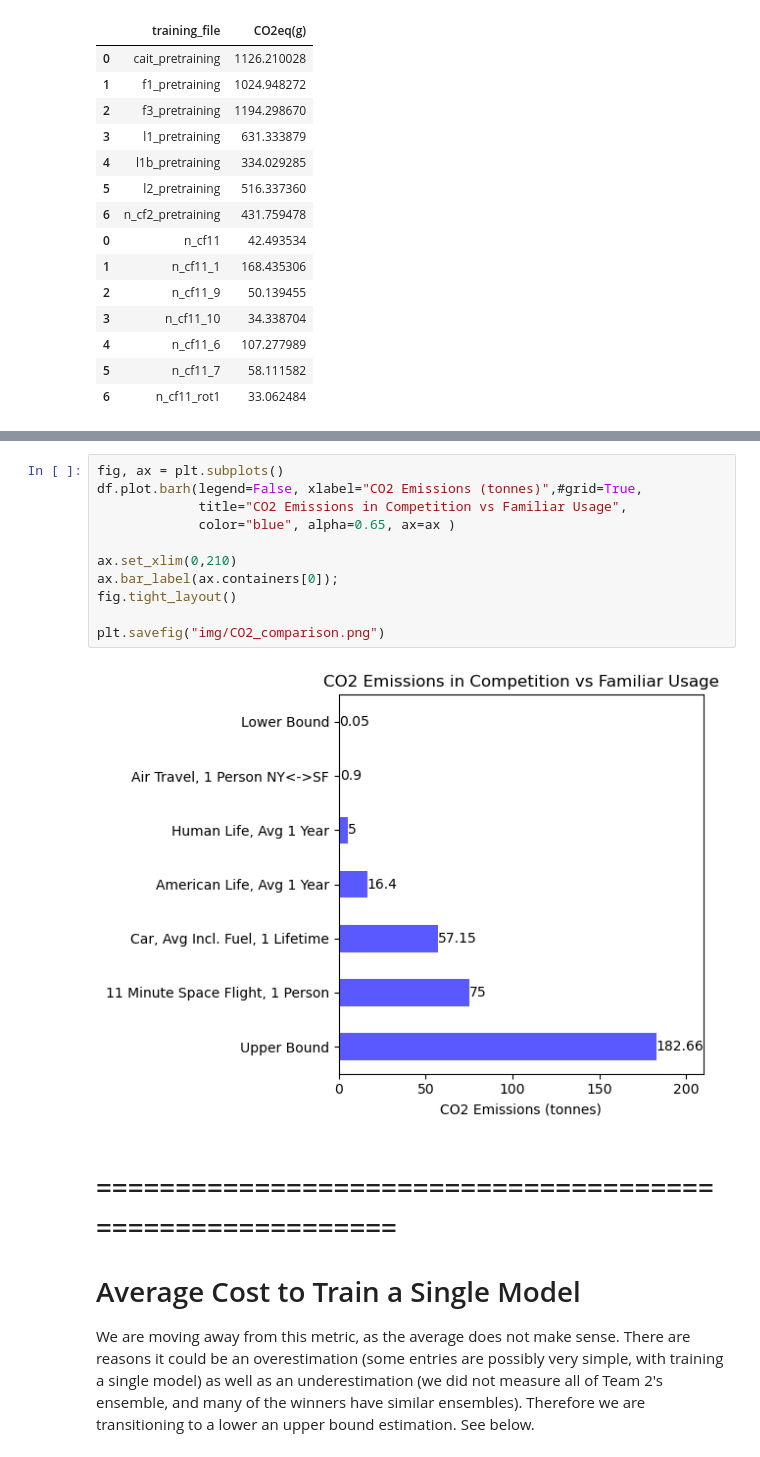
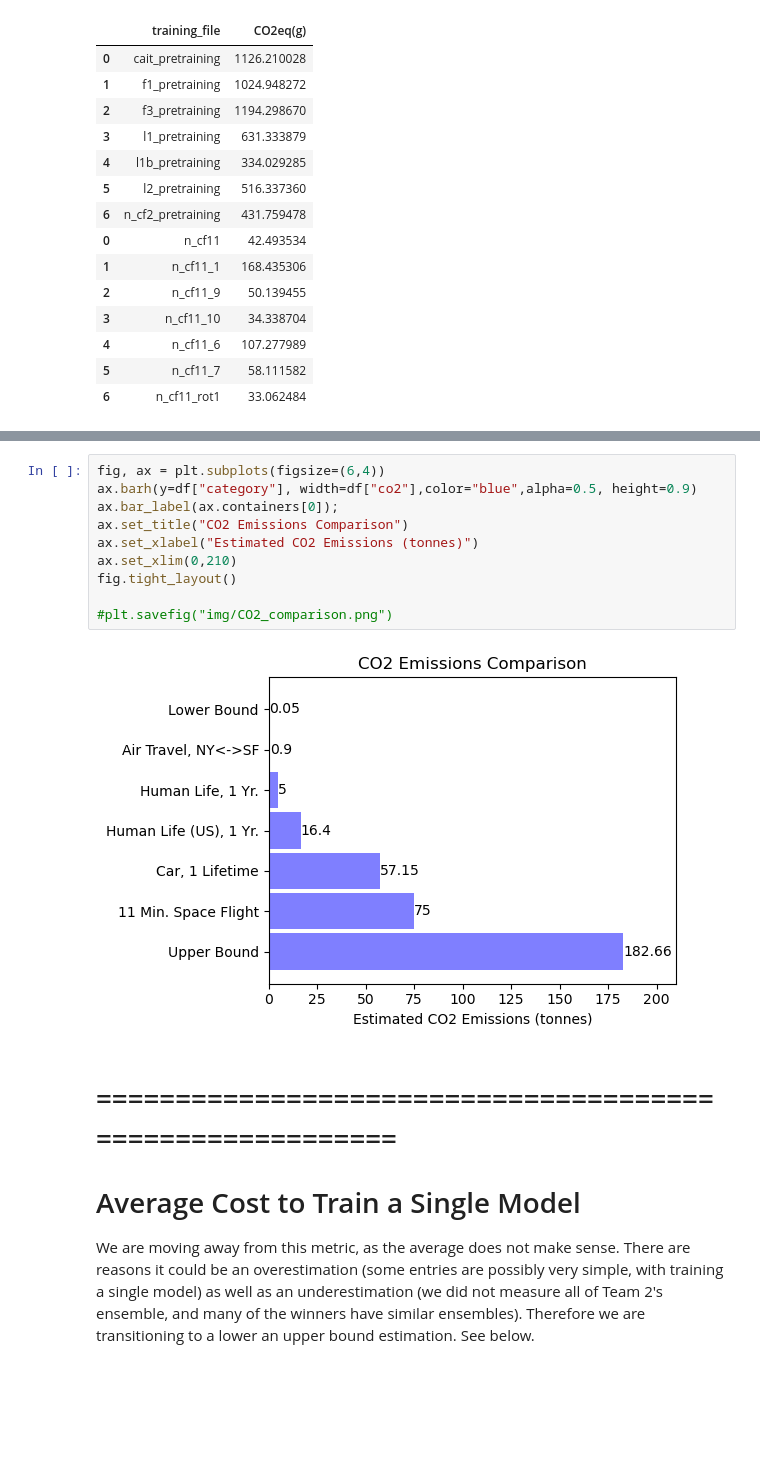
Before and after one commit to Xannadoo/carbon-cost-kaggle, a Jupyter notebook: carbonFootprintResults.ipynb, the cells around one changed output, grey strips where cells are left out. Cells and saved outputs as stored; diff of their text form; blank space fills up the shorter version.

```diff
--- a/carbonFootprintResults.ipynb
+++ b/carbonFootprintResults.ipynb
@@ -285,16 +341,15 @@ df
-# %%
-fig, ax = plt.subplots()
-df.plot.barh(legend=False, xlabel="CO2 Emissions (tonnes)",#grid=True,
-             title="CO2 Emissions in Competition vs Familiar Usage",
-             color="blue", alpha=0.65, ax=ax )
-
-ax.set_xlim(0,210)
-ax.bar_label(ax.containers[0]);
-fig.tight_layout()
-
-plt.savefig("img/CO2_comparison.png")
-# %% [output]
-[figure, removed]
+# %%
+fig, ax = plt.subplots(figsize=(6,4))
+ax.barh(y=df["category"], width=df["co2"],color="blue",alpha=0.5, height=0.9)
+ax.bar_label(ax.containers[0]);
+ax.set_title("CO2 Emissions Comparison")
+ax.set_xlabel("Estimated CO2 Emissions (tonnes)")
+ax.set_xlim(0,210)
+fig.tight_layout()
+
+#plt.savefig("img/CO2_comparison.png")
+# %% [output]
+[figure, added]
 # %% [markdown]
 # ==========================================================
 # Average Cost to Train a Single Model
```
Also changed, not shown: parts of 13 cells of this notebook, 2 other files.
